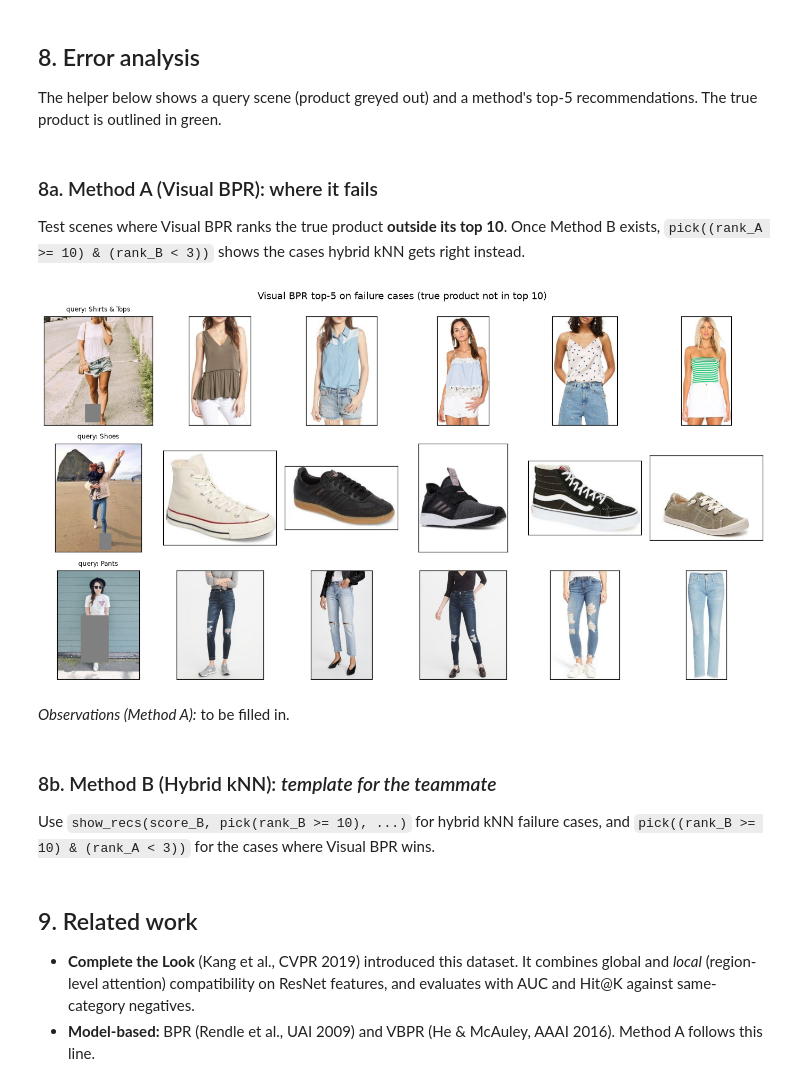
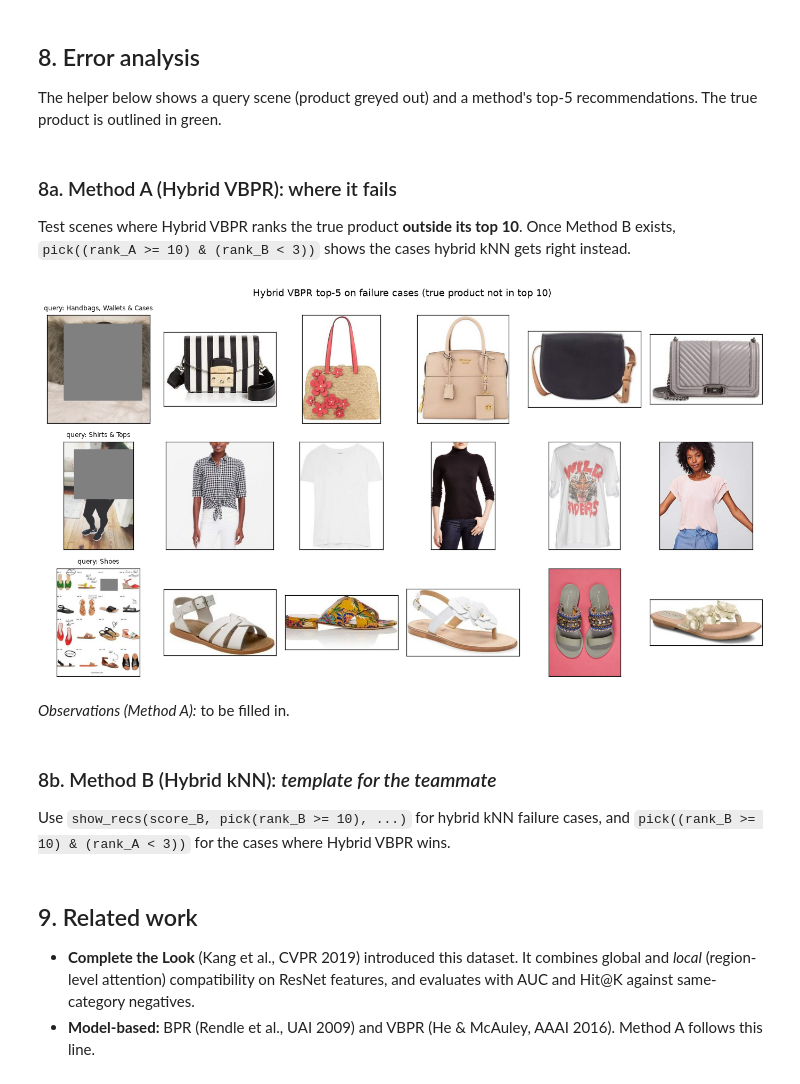
Before and after one commit to raw012/PInterest-Recommender-System, a Jupyter notebook: workbook.ipynb, the cells around one changed output. Drawn from its saved outputs; the diff is of its cells as text; code cells hidden in the pictures.

Commit message:
Method A: hybrid VBPR (ID factors + visual factors, ID dropout) with ablation and recommendation-quality analysis

```diff
--- a/workbook.ipynb
+++ b/workbook.ipynb
@@ -118,8 +118,9 @@ def evaluate(score_fn, df, neg, K=10):
     return {'AUC': 1 - rank.mean() / neg.shape[1], 'Hit@10': (rank < K).mean(),
             'NDCG@10': np.where(rank < K, 1 / np.log2(rank + 2), 0).mean(), 'rank': rank}
 
-results = {}
+results, scorers = {}, {}
 def report(name, fn):
+    scorers[name] = fn
     r = evaluate(fn, test, NEG['test'])
     results[name] = {k: r[k] for k in ['AUC', 'Hit@10', 'NDCG@10']}
     print(f"{name:28s} AUC {r['AUC']:.4f}  Hit@10 {r['Hit@10']:.4f}  NDCG@10 {r['NDCG@10']:.4f}")
@@ -133,7 +134,7 @@ def report(name, fn):
 * **Popularity:** rank products by how many training scenes they appear in.
 * **BPR-MF:** $f(s,p)=\beta_p+\gamma_s^\top\gamma_p$, trained with BPR. Test scenes are new, so they have no $\gamma_s$ and only the item bias $\beta_p$ is left. This is the **cold-start problem**.
 # %%
-def train_bpr(model, batch_scores, epochs=15, lr=1e-3, wd=1e-5, bs=1024):
+def train_bpr(model, batch_scores, epochs=15, lr=1e-3, wd=1e-5, bs=1024, reg=None):
     # generic BPR loop: maximise log sigma(score(pos) - score(neg)), with a same-category negative
     opt = torch.optim.Adam(model.parameters(), lr=lr, weight_decay=wd)
     r = np.random.default_rng(SEED)
@@ -144,6 +145,7 @@ def train_bpr(model, batch_scores, epochs=15, lr=1e-3, wd=1e-5, bs=1024):
             neg = np.array([r.choice(train_cat_products[prod_cat[p]]) for p in b.p])
             pos_s, neg_s = batch_scores(model, b, neg)
             loss = -F.logsigmoid(pos_s - neg_s).mean()
+            if reg is not None: loss = loss + reg(model, b)
             opt.zero_grad(); loss.backward(); opt.step()
     return model.eval()
 
@@ -313,0 +342,14 @@ pd.concat([by.groupby('category')[list(ranks)].mean().assign(n=by.category.value
+# %%
+cand_test = np.concatenate([test.p.values[:, None], NEG['test']], 1)
+warm = test.p.isin(train_products).values
+rows = {}
+for name, fn in scorers.items():
+    sc = np.asarray(fn(test, cand_test), dtype=float)
+    rank = (sc[:, 1:] > sc[:, :1]).sum(1) + 0.5 * (sc[:, 1:] == sc[:, :1]).sum(1)
+    top10 = np.take_along_axis(cand_test, np.argsort(-sc, 1)[:, :10], 1)
+    rows[name] = {'Hit@10 warm': (rank[warm] < 10).mean(), 'Hit@10 cold': (rank[~warm] < 10).mean(),
+                  'popularity bias': pop[top10].mean() / pop[cand_test].mean(),
+                  'coverage': len(np.unique(top10)) / len(np.unique(cand_test))}
+quality = pd.DataFrame(rows).T
+print(f'test pairs: {warm.sum()} warm, {(~warm).sum()} cold')
+quality.round(3)
@@ -333,17 +384,17 @@ def show_recs(score_fn, rows, title, top=5):
 
 pick = lambda mask, n=3: np.random.default_rng(4).choice(np.where(mask)[0], n, replace=False)
 # %% [markdown]
-### 8a. Method A (Visual BPR): where it fails
-Test scenes where Visual BPR ranks the true product **outside its top 10**. Once Method B exists, `pick((rank_A >= 10) & (rank_B < 3))` shows the cases hybrid kNN gets right instead.
+### 8a. Method A (Hybrid VBPR): where it fails
+Test scenes where Hybrid VBPR ranks the true product **outside its top 10**. Once Method B exists, `pick((rank_A >= 10) & (rank_B < 3))` shows the cases hybrid kNN gets right instead.
 # %%
-show_recs(score_A, pick(rank_A >= 10), 'Visual BPR top-5 on failure cases (true product not in top 10)')
+show_recs(score_A, pick(rank_A >= 10), 'Hybrid VBPR top-5 on failure cases (true product not in top 10)')
 # %% [output]
-[figure, old version]
+[figure, new version]
 # %% [markdown]
 *Observations (Method A):* to be filled in.
 # %% [markdown]
 ### 8b. Method B (Hybrid kNN): *template for the teammate*
-Use `show_recs(score_B, pick(rank_B >= 10), ...)` for hybrid kNN failure cases, and `pick((rank_B >= 10) & (rank_A < 3))` for the cases where Visual BPR wins.
+Use `show_recs(score_B, pick(rank_B >= 10), ...)` for hybrid kNN failure cases, and `pick((rank_B >= 10) & (rank_A < 3))` for the cases where Hybrid VBPR wins.
 # %%
 # TODO (teammate): error analysis for Method B
 if score_B is not None:
```
Also changed, not shown: parts of 9 cells of this notebook, 2 other files.
